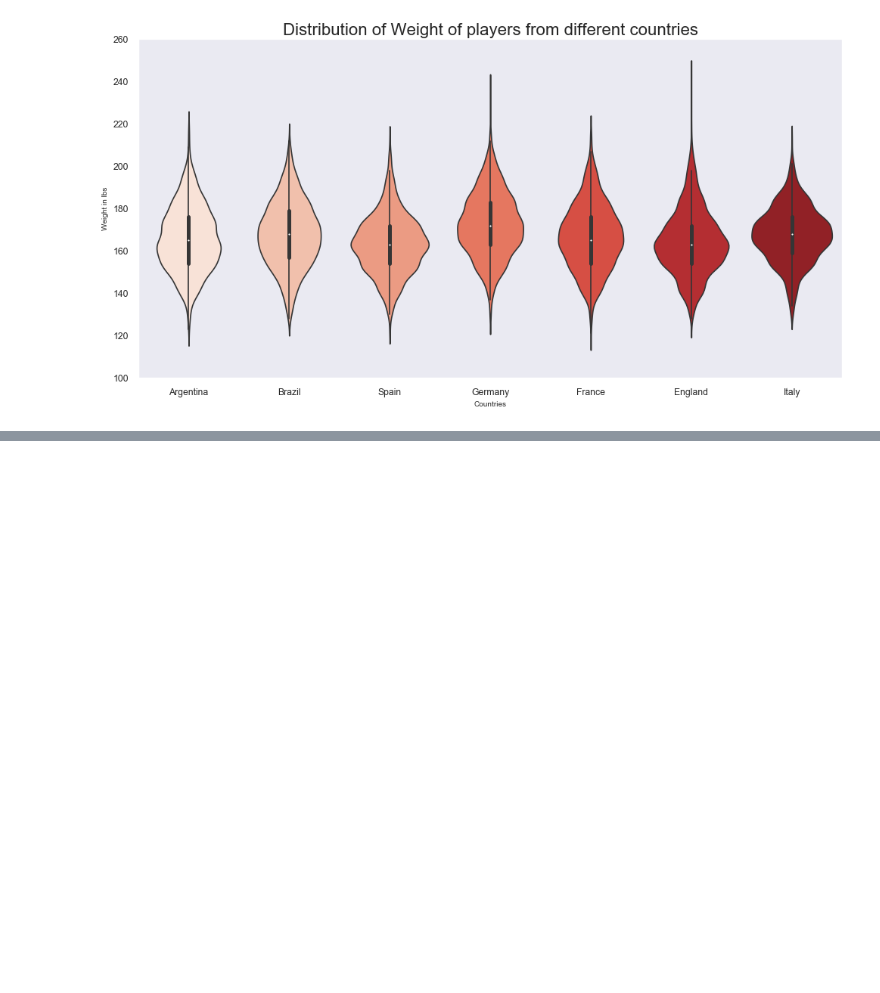
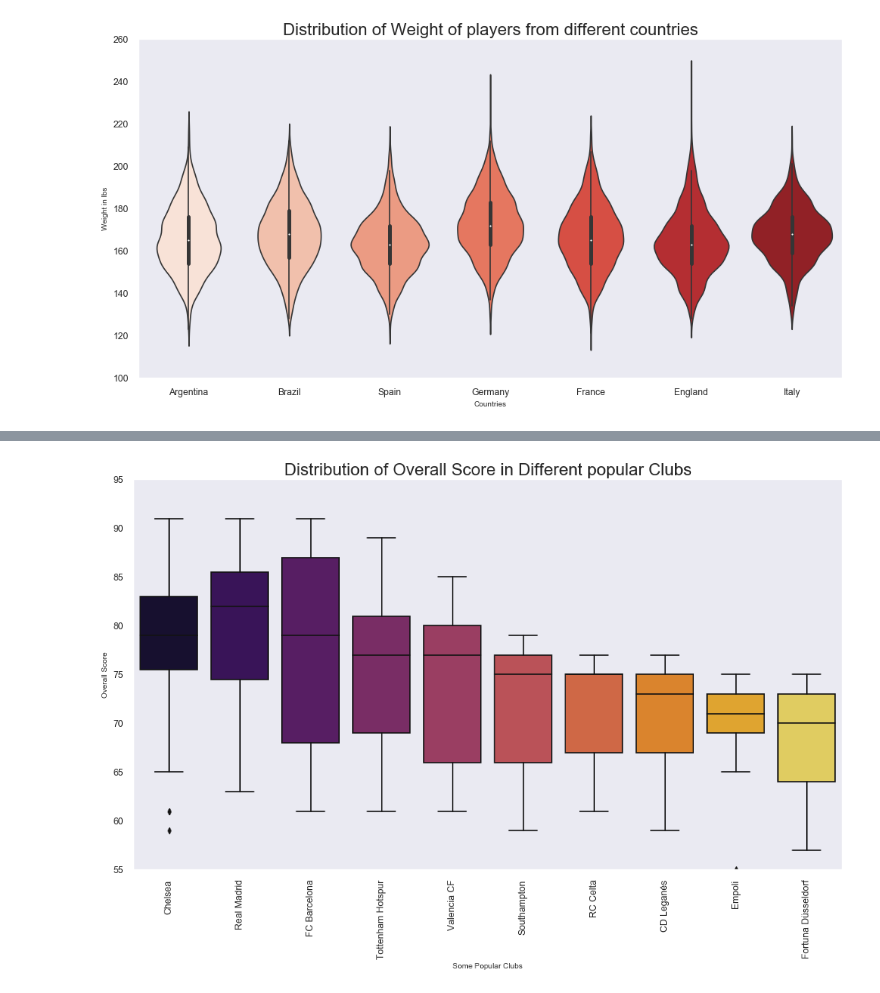
Before and after one commit to SiddarthSamdani/Fifa_Visualization, a Jupyter notebook: Fifa_Visualization.ipynb, the cells around one changed output, grey strips where cells are left out. Cells and saved outputs as stored; diff of their text form; code cells hidden in the pictures; blank space fills up the shorter version.

```diff
--- a/Fifa_Visualization.ipynb
+++ b/Fifa_Visualization.ipynb
@@ -606,0 +665,15 @@ plt.show()
+# %%
+some_clubs = ('CD Leganés', 'Southampton', 'RC Celta', 'Empoli', 'Fortuna Düsseldorf', 'Manchestar City',
+             'Tottenham Hotspur', 'FC Barcelona', 'Valencia CF', 'Chelsea', 'Real Madrid')
+
+data_clubs = data.loc[data['Club'].isin(some_clubs) & data['Overall']]
+
+plt.rcParams['figure.figsize'] = (15, 8)
+ax = sns.boxplot(x = data_clubs['Club'], y = data_clubs['Overall'], palette = 'inferno')
+ax.set_xlabel(xlabel = 'Some Popular Clubs', fontsize = 9)
+ax.set_ylabel(ylabel = 'Overall Score', fontsize = 9)
+ax.set_title(label = 'Distribution of Overall Score in Different popular Clubs', fontsize = 20)
+plt.xticks(rotation = 90)
+plt.show()
+# %% [output]
+[figure, added]
```
Also changed, not shown: parts of 7 cells of this notebook.
